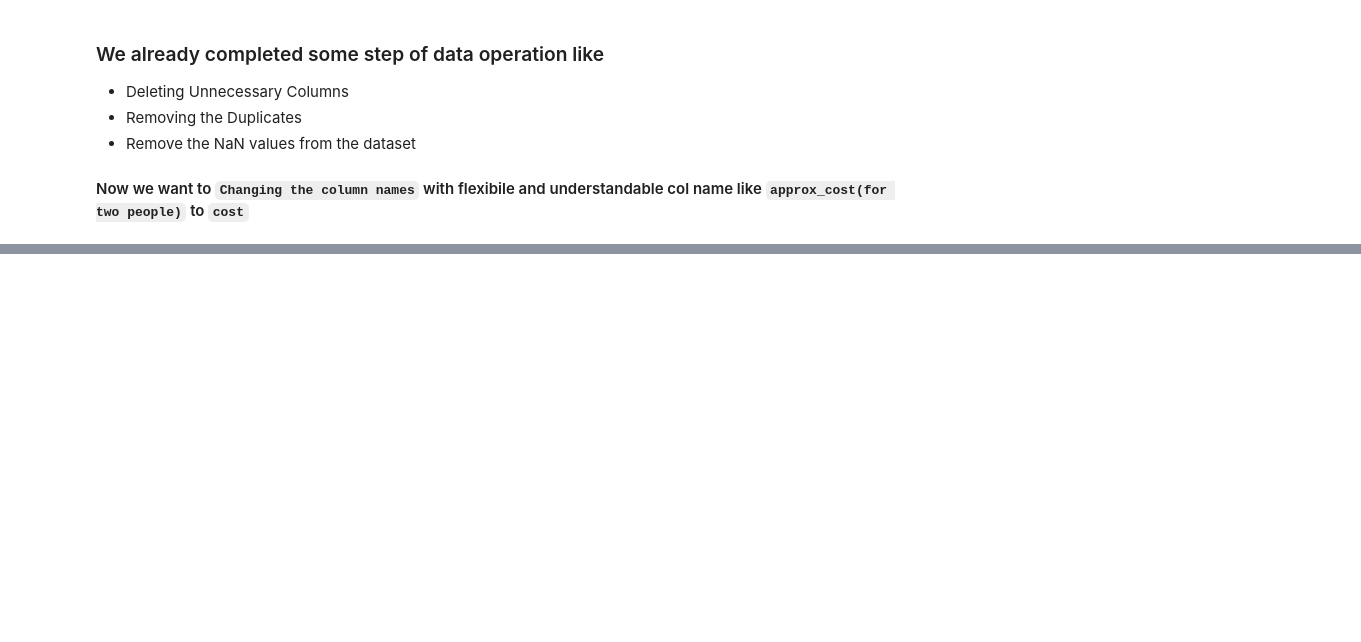
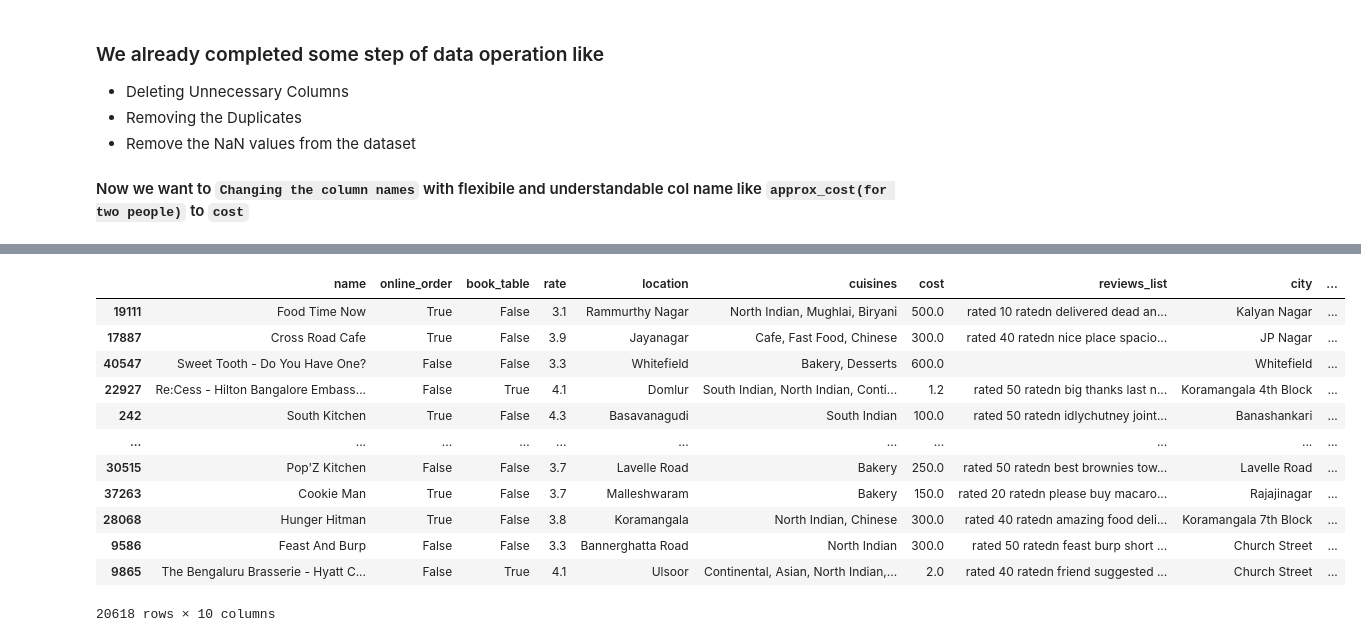
Before and after one commit to AbdullahWB/python, a Jupyter notebook: pythonClassFinalProject/Restaurant Recommendation System Using AI_ML.ipynb, the cells around one changed output, grey strips where cells are left out. Saved outputs shown, nothing was run; the diff lists cells and outputs as text; code cells hidden in the pictures; blank space fills up the shorter version.

```diff
--- a/pythonClassFinalProject/Restaurant Recommendation System Using AI_ML.ipynb
+++ b/pythonClassFinalProject/Restaurant Recommendation System Using AI_ML.ipynb
@@ -141,0 +239,6 @@ fresh_zomato_data.tail(1)
+# %%
+PUNCT_TO_REMOVE = string.punctuation
+def remove_punctuation(text):
+    return text.translate(str.maketrans('', '', PUNCT_TO_REMOVE))
+
+fresh_zomato_data["reviews_list"] = fresh_zomato_data["reviews_list"].apply(lambda text: remove_punctuation(text))
@@ -141,0 +257,6 @@ fresh_zomato_data.tail(1)
+# %%
+STOPWORDS = set(stopwords.words('english'))
+def remove_stopwords(text):
+    return " ".join([word for word in str(text).split() if word not in STOPWORDS])
+
+fresh_zomato_data["reviews_list"] = fresh_zomato_data["reviews_list"].apply(lambda text: remove_stopwords(text))
@@ -141,0 +291,17 @@ fresh_zomato_data.tail(1)
+# %%
+df_percent = fresh_zomato_data.sample(frac=0.5)
+df_percent
+# %% [output]
+|  | name | online_order | book_table | rate | location | cuisines | cost | reviews_list | city | ... |
+| 19111 | Food Time Now | True | False | 3.1 | Rammurthy Nagar | North Indian, Mughlai, Biryani | 500.0 | rated 10 ratedn delivered dead an... | Kalyan Nagar | ... |
+| 17887 | Cross Road Cafe | True | False | 3.9 | Jayanagar | Cafe, Fast Food, Chinese | 300.0 | rated 40 ratedn nice place spacio... | JP Nagar | ... |
+| 40547 | Sweet Tooth - Do You Have One? | False | False | 3.3 | Whitefield | Bakery, Desserts | 600.0 |  | Whitefield | ... |
+| 22927 | Re:Cess - Hilton Bangalore Embass... | False | True | 4.1 | Domlur | South Indian, North Indian, Conti... | 1.2 | rated 50 ratedn big thanks last n... | Koramangala 4th Block | ... |
+| 242 | South Kitchen | True | False | 4.3 | Basavanagudi | South Indian | 100.0 | rated 50 ratedn idlychutney joint... | Banashankari | ... |
+| ... | ... | ... | ... | ... | ... | ... | ... | ... | ... | ... |
+| 30515 | Pop'Z Kitchen | False | False | 3.7 | Lavelle Road | Bakery | 250.0 | rated 50 ratedn best brownies tow... | Lavelle Road | ... |
+| 37263 | Cookie Man | True | False | 3.7 | Malleshwaram | Bakery | 150.0 | rated 20 ratedn please buy macaro... | Rajajinagar | ... |
+| 28068 | Hunger Hitman | True | False | 3.8 | Koramangala | North Indian, Chinese | 300.0 | rated 40 ratedn amazing food deli... | Koramangala 7th Block | ... |
+| 9586 | Feast And Burp | False | False | 3.3 | Bannerghatta Road | North Indian | 300.0 | rated 50 ratedn feast burp short ... | Church Street | ... |
+| 9865 | The Bengaluru Brasserie - Hyatt C... | False | True | 4.1 | Ulsoor | Continental, Asian, North Indian,... | 2.0 | rated 40 ratedn friend suggested ... | Church Street | ... |
+20618 rows × 10 columns
```
Also changed, not shown: parts of 39 cells of this notebook, 3 other files.
